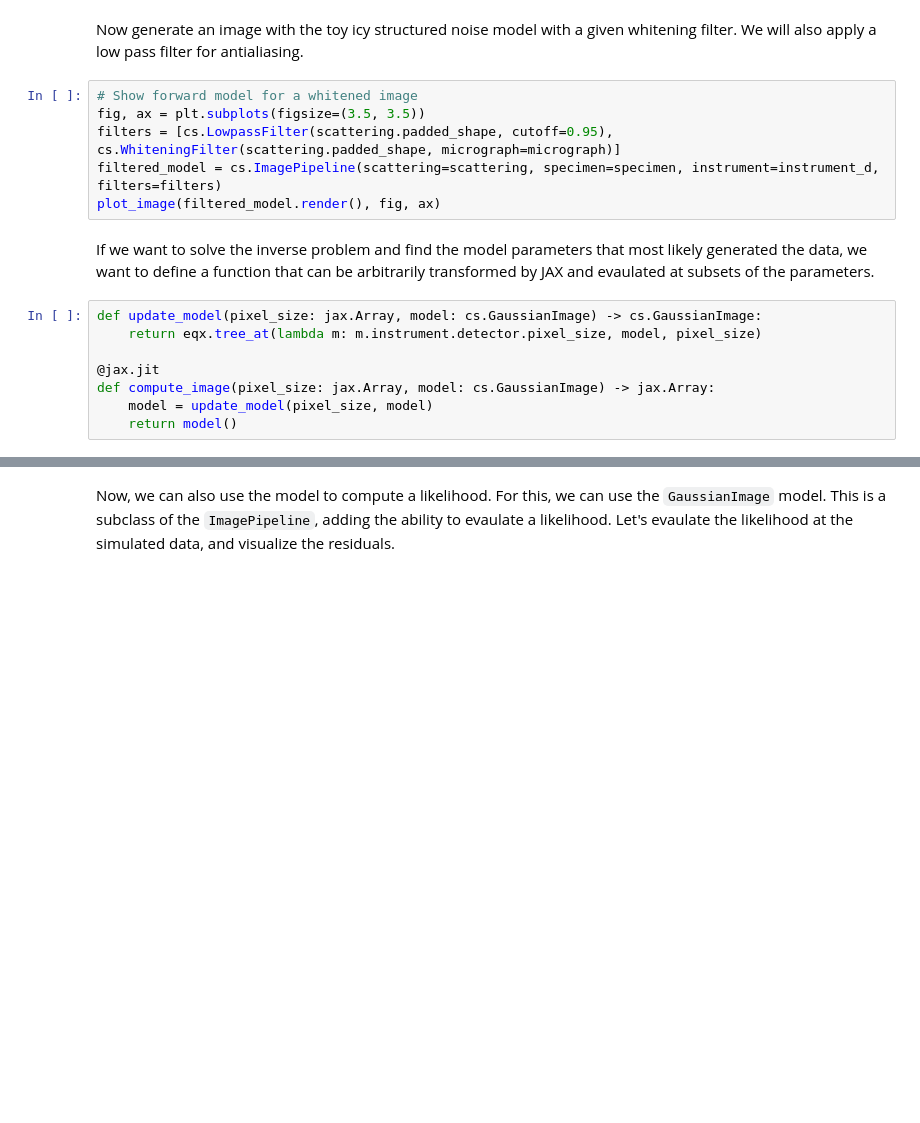
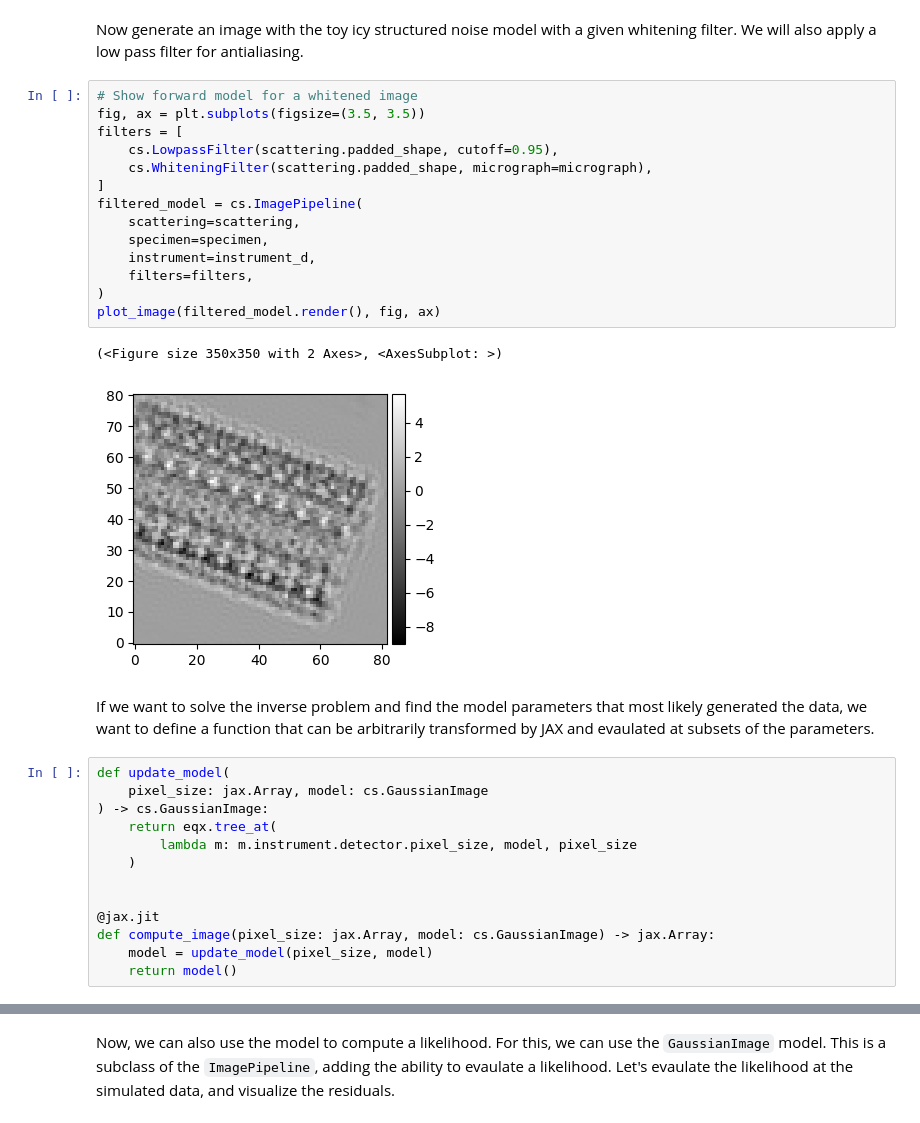
Before and after one commit to mjo22/cryojax, a Jupyter notebook: tutorials/test-pipeline.ipynb, the cells around one changed output, grey strips where cells are left out. Cells and saved outputs as stored; diff of their text form; blank space fills up the shorter version.

```diff
--- a/tutorials/test-pipeline.ipynb
+++ b/tutorials/test-pipeline.ipynb
@@ -96,14 +132,30 @@ Now generate an image with the toy icy structured noise model with a given white
 # %%
 # Show forward model for a whitened image
 fig, ax = plt.subplots(figsize=(3.5, 3.5))
-filters = [cs.LowpassFilter(scattering.padded_shape, cutoff=0.95), cs.WhiteningFilter(scattering.padded_shape, micrograph=micrograph)]
-filtered_model = cs.ImagePipeline(scattering=scattering, specimen=specimen, instrument=instrument_d, filters=filters)
+filters = [
+    cs.LowpassFilter(scattering.padded_shape, cutoff=0.95),
+    cs.WhiteningFilter(scattering.padded_shape, micrograph=micrograph),
+]
+filtered_model = cs.ImagePipeline(
+    scattering=scattering,
+    specimen=specimen,
+    instrument=instrument_d,
+    filters=filters,
+)
 plot_image(filtered_model.render(), fig, ax)
+# %% [output]
+(<Figure size 350x350 with 2 Axes>, <AxesSubplot: >)
+[figure, added]
 # %% [markdown]
 If we want to solve the inverse problem and find the model parameters that most likely generated the data, we want to define a function that can be arbitrarily transformed by JAX and evaulated at subsets of the parameters.
 # %%
-def update_model(pixel_size: jax.Array, model: cs.GaussianImage) -> cs.GaussianImage:
-    return eqx.tree_at(lambda m: m.instrument.detector.pixel_size, model, pixel_size)
+def update_model(
+    pixel_size: jax.Array, model: cs.GaussianImage
+) -> cs.GaussianImage:
+    return eqx.tree_at(
+        lambda m: m.instrument.detector.pixel_size, model, pixel_size
+    )
+
 
 @jax.jit
 def compute_image(pixel_size: jax.Array, model: cs.GaussianImage) -> jax.Array:
```
Also changed, not shown: parts of 17 cells of this notebook, 5 other files.
